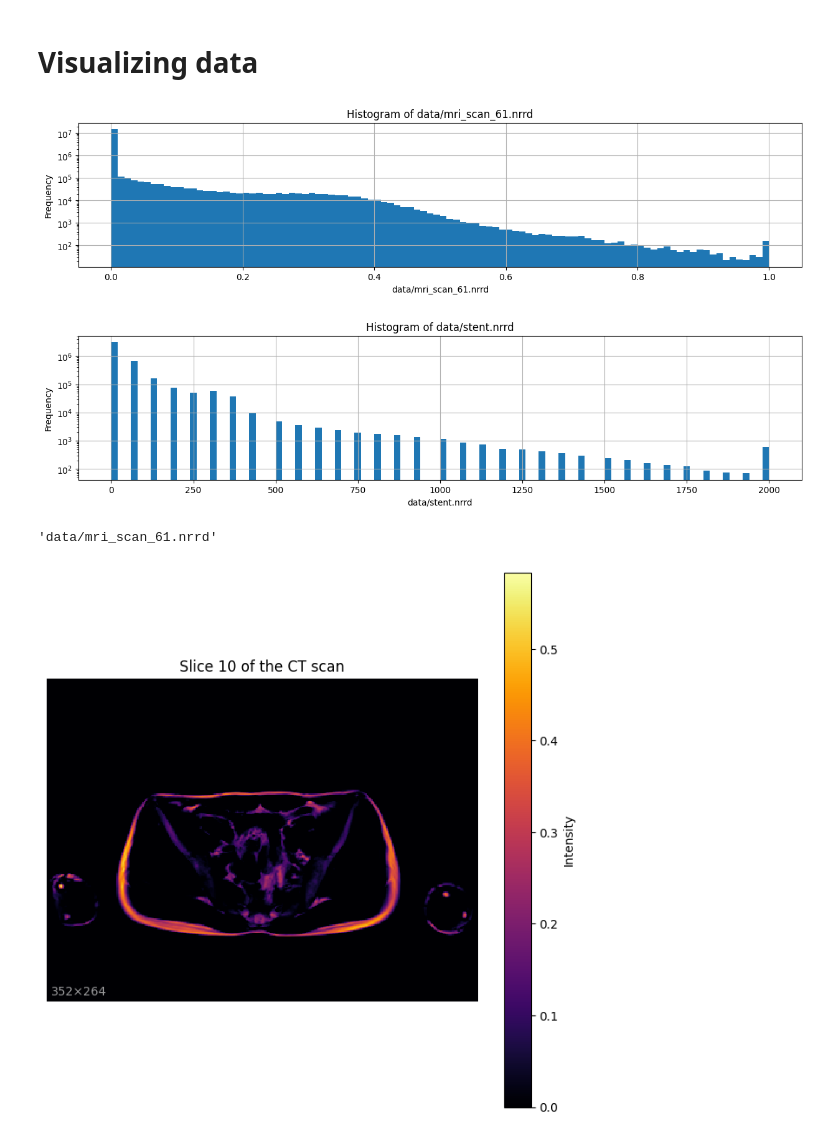
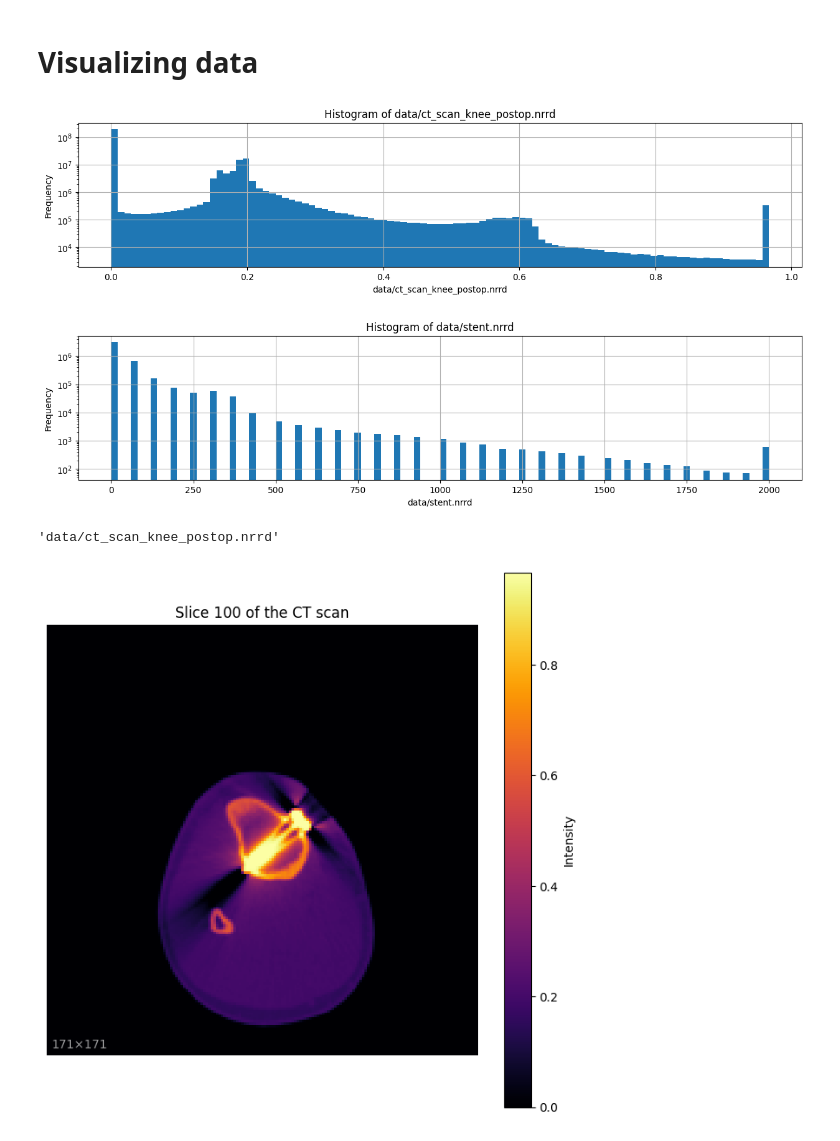
Before and after one commit to MateoVanDamme/3dknee, a Jupyter notebook: npy_to_nrrd.ipynb, the cells around one changed output. Drawn from its saved outputs; the diff is of its cells as text; code cells hidden in the pictures.

```diff
--- a/npy_to_nrrd.ipynb
+++ b/npy_to_nrrd.ipynb
@@ -30,7 +30,7 @@ datasets = {
     "mri_21":{
         "filename_input": "data/mri_59321221.npy",
         "filename_output_nrrd": "data/mri_scan_21.nrrd",
-        "min_hu": 60,
+        "min_hu": 0,
         "max_hu": 1300,
         "subsampling_factor": 1,
         "generate_small_variant": False
@@ -38,7 +38,7 @@ datasets = {
     "mri_10":{
         "filename_input": "data/mri_59321210.npy",
         "filename_output_nrrd": "data/mri_scan_10.nrrd",
-        "min_hu": 60,
+        "min_hu": 0,
         "max_hu": 1300,
         "subsampling_factor": 1,
         "generate_small_variant": False
@@ -46,7 +46,7 @@ datasets = {
     "mri_99":{
         "filename_input": "data/mri_59321199.npy",
         "filename_output_nrrd": "data/mri_scan_99.nrrd",
-        "min_hu": 60,
+        "min_hu": 0,
         "max_hu": 1300,
         "subsampling_factor": 1,
         "generate_small_variant": False
@@ -54,7 +54,7 @@ datasets = {
     "mri_32":{
         "filename_input": "data/mri_59321232.npy",
         "filename_output_nrrd": "data/mri_scan_32.nrrd",
-        "min_hu": 60,
+        "min_hu": 0,
         "max_hu": 1300,
         "subsampling_factor": 1,
         "generate_small_variant": False
@@ -62,7 +62,7 @@ datasets = {
     "mri_61":{
         "filename_input": "data/mri_59321661.npy",
         "filename_output_nrrd": "data/mri_scan_61.nrrd",
-        "min_hu": 60,
+        "min_hu": 0,
         "max_hu": 1300,
         "subsampling_factor": 1,
         "generate_small_variant": False
@@ -70,7 +70,7 @@ datasets = {
 }
 
 # Choose dataset
-dataset_name = "mri_61"  # Change to switch datasets
+dataset_name = "postop"  # Change to switch datasets
 
 # Load selected dataset
 dataset = datasets[dataset_name]
@@ -217,16 +218,16 @@ plot_histogram_from_nrrd_file(filename_output_nrrd)
 plot_histogram_from_nrrd_file(filename_stent_nrrd)
 filename_output_nrrd
 # %% [output]
-[figure, old version]
+[figure, new version]
 [figure]
-'data/mri_scan_61.nrrd'
+'data/ct_scan_knee_postop.nrrd'
 # %%
 from lib.plothelpers import plot_image
 
 # Select a slice
-slice_index = 10
+slice_index = 100
 slice_data = ct_data_scaled[slice_index, :, :]  # Select the slice
 
 plot_image(slice_data, title= f'Slice {slice_index} of the CT scan')
 # %% [output]
-[figure, old version]
+[figure, new version]
```
Also changed, not shown: parts of 7 cells of this notebook, 6 other files.
